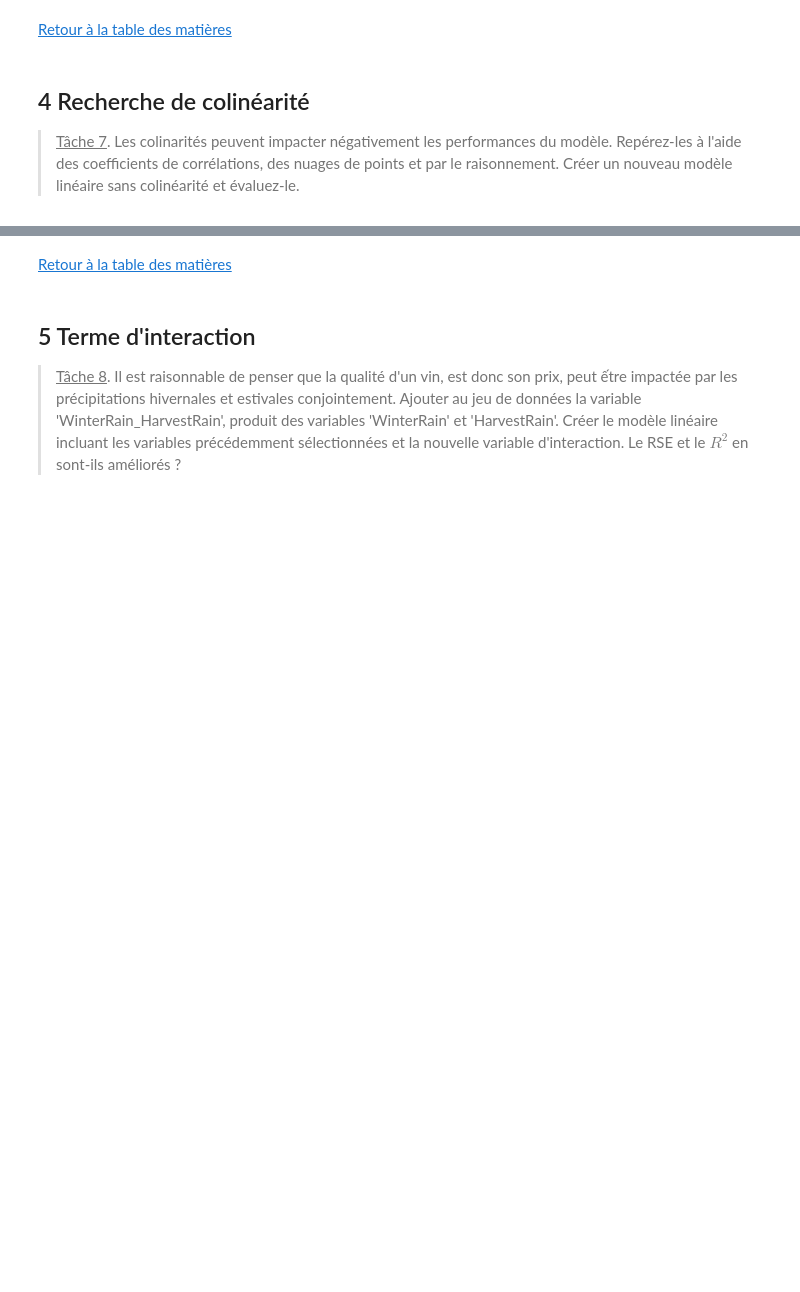
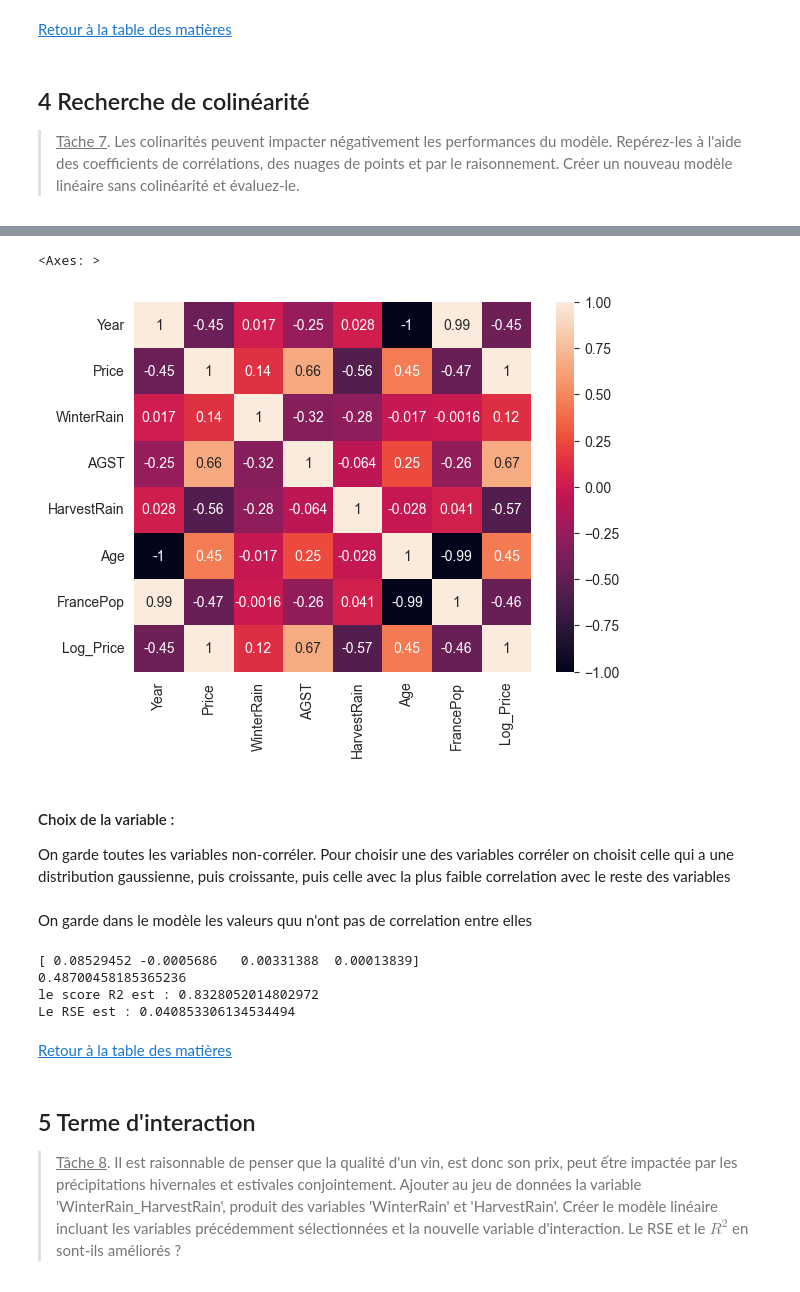
Before and after one commit to Aubert-Antoine/EL_3019-Data_Sciences, a Jupyter notebook: TP5 Regression_lineaire/TPRegressionLineaireSujet.ipynb, the cells around one changed output, grey strips where cells are left out. Drawn from its saved outputs; the diff is of its cells as text; code cells hidden in the pictures; blank space fills up the shorter version.

```diff
--- a/TP5 Regression_lineaire/TPRegressionLineaireSujet.ipynb
+++ b/TP5 Regression_lineaire/TPRegressionLineaireSujet.ipynb
@@ -161,3 +225,39 @@ array=[2.01423613 2.08434201 2.03937447 1.94369341 1.91356404 2.08885955
+# %%
+corr = data.corr()
+sns.heatmap(corr, vmin=-1, vmax=1,annot=True)
+# %% [output]
+<Axes: >
+[figure, added]
+# %% [markdown]
+#### Choix de la variable :
+On garde toutes les variables non-corréler.
+Pour choisir une des variables corréler on choisit celle qui a une distribution gaussienne, puis croissante, puis celle avec la plus faible correlation avec le reste des variables
+# %% [markdown]
+On garde dans le modèle les valeurs quu n'ont pas de correlation entre elles
+# %%
+
+reg_mult = LinearRegression()
+
+y       = data['Log_Price']
+y_mult  = data[['AGST', 'HarvestRain', 'Age', 'WinterRain']]
+n, p = y_mult.shape
+
+reg_mult.fit(y_mult, y)
+
+
+print(reg_mult.coef_)
+print(reg_mult.intercept_)
+
+pred_mult = reg_mult.predict(y_mult)
+print(f"le score R2 est : {r2_score(y,pred_mult)}")
+
+RSE = lambda y, y_pred : np.sqrt( sum((y-y_pred)**2)/(n-p-1))
+print(f"Le RSE est : {RSE(y, pred_mult)}")
+# %% [output]
+[ 0.08529452 -0.0005686   0.00331388  0.00013839]
+0.48700458185365236
+le score R2 est : 0.8328052014802972
+Le RSE est : 0.040853306134534494
 # %% [markdown]
 <div class="lev1"><a href="#Table-des-matières"><span class="toc-item-num"></span>Retour à la table des matières</a></div>
 # %% [markdown]
```
Also changed, not shown: parts of 10 cells of this notebook, 15 other files.
